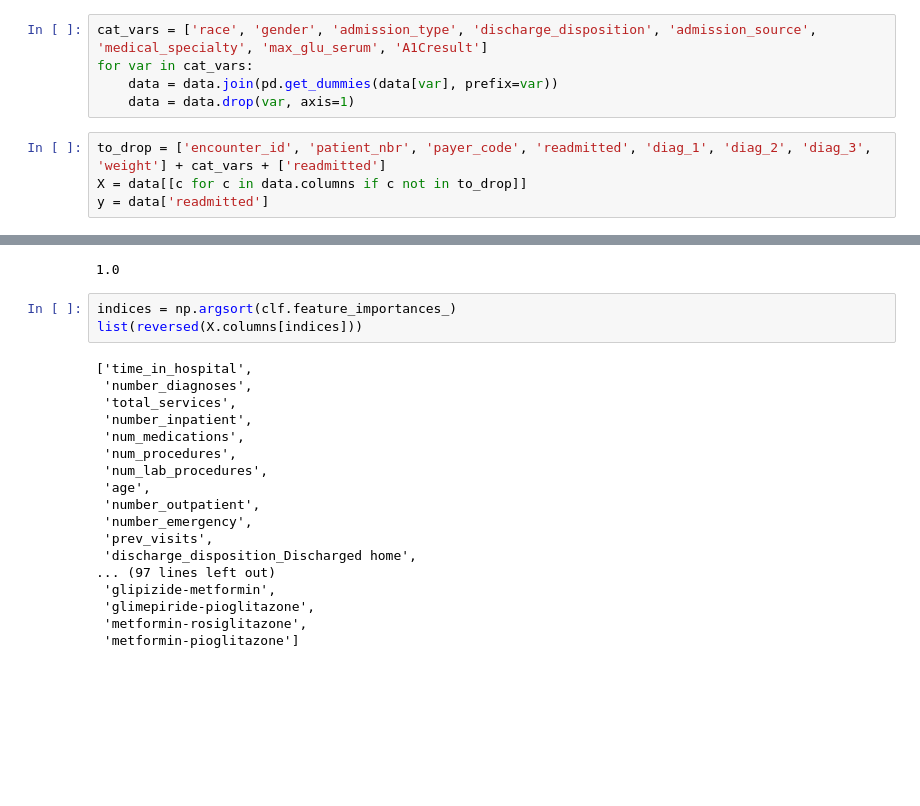
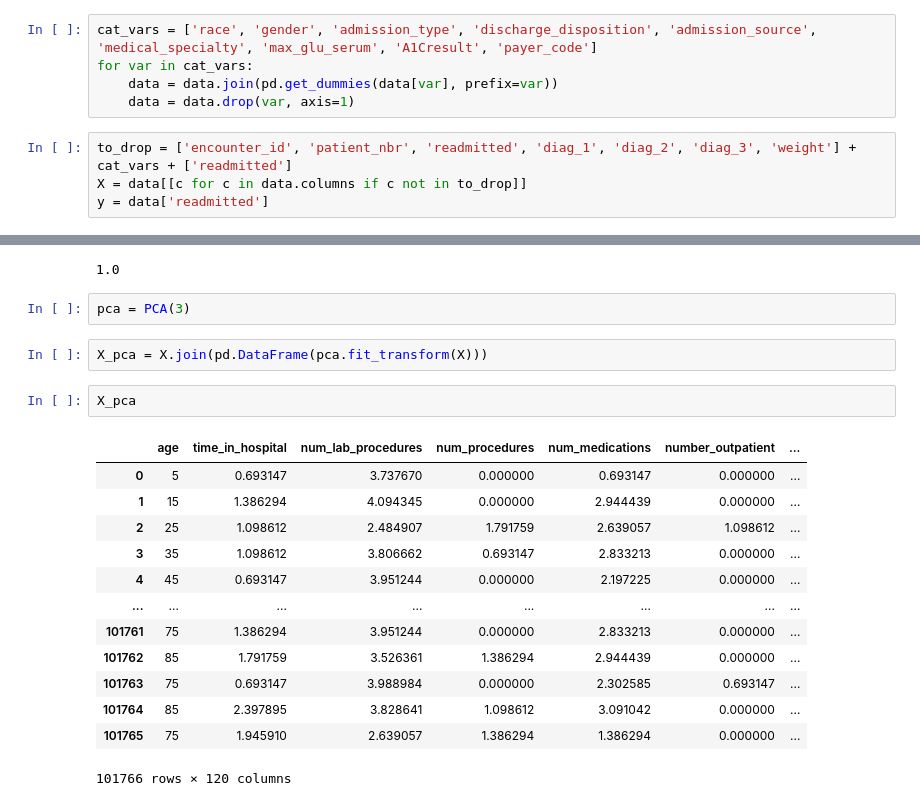
Before and after one commit to petezh/CitadelDataOpen_Sp22, a Jupyter notebook: notebooks/peter.ipynb, the cells around one changed output, grey strips where cells are left out. Saved outputs shown, nothing was run; the diff lists cells and outputs as text; blank space fills up the shorter version.

```diff
--- a/notebooks/peter.ipynb
+++ b/notebooks/peter.ipynb
@@ -357,10 +383,10 @@ data = data.drop(diabetes_cols, axis=1)
 # %%
-cat_vars = ['race', 'gender', 'admission_type', 'discharge_disposition', 'admission_source', 'medical_specialty', 'max_glu_serum', 'A1Cresult']
+cat_vars = ['race', 'gender', 'admission_type', 'discharge_disposition', 'admission_source', 'medical_specialty', 'max_glu_serum', 'A1Cresult', 'payer_code']
 for var in cat_vars:
     data = data.join(pd.get_dummies(data[var], prefix=var))
     data = data.drop(var, axis=1)
 # %%
-to_drop = ['encounter_id', 'patient_nbr', 'payer_code', 'readmitted', 'diag_1', 'diag_2', 'diag_3', 'weight'] + cat_vars + ['readmitted']
+to_drop = ['encounter_id', 'patient_nbr', 'readmitted', 'diag_1', 'diag_2', 'diag_3', 'weight'] + cat_vars + ['readmitted']
 X = data[[c for c in data.columns if c not in to_drop]]
 y = data['readmitted']
 # %%
@@ -390,24 +416,23 @@ preds = clf.predict(X_train)
 accuracy_score(preds, y_train)
 # %% [output]
 1.0
-# %%
-indices = np.argsort(clf.feature_importances_)
-list(reversed(X.columns[indices]))
-# %% [output]
-['time_in_hospital',
- 'number_diagnoses',
- 'total_services',
- 'number_inpatient',
- 'num_medications',
- 'num_procedures',
- 'num_lab_procedures',
- 'age',
- 'number_outpatient',
- 'number_emergency',
- 'prev_visits',
- 'discharge_disposition_Discharged home',
-... (97 lines left out)
- 'glipizide-metformin',
- 'glimepiride-pioglitazone',
- 'metformin-rosiglitazone',
- 'metformin-pioglitazone']
+# %%
+pca = PCA(3)
+# %%
+X_pca = X.join(pd.DataFrame(pca.fit_transform(X)))
+# %%
+X_pca
+# %% [output]
+|  | age | time_in_hospital | num_lab_procedures | num_procedures | num_medications | number_outpatient | ... |
+| 0 | 5 | 0.693147 | 3.737670 | 0.000000 | 0.693147 | 0.000000 | ... |
+| 1 | 15 | 1.386294 | 4.094345 | 0.000000 | 2.944439 | 0.000000 | ... |
+| 2 | 25 | 1.098612 | 2.484907 | 1.791759 | 2.639057 | 1.098612 | ... |
+| 3 | 35 | 1.098612 | 3.806662 | 0.693147 | 2.833213 | 0.000000 | ... |
+| 4 | 45 | 0.693147 | 3.951244 | 0.000000 | 2.197225 | 0.000000 | ... |
+| ... | ... | ... | ... | ... | ... | ... | ... |
+| 101761 | 75 | 1.386294 | 3.951244 | 0.000000 | 2.833213 | 0.000000 | ... |
+| 101762 | 85 | 1.791759 | 3.526361 | 1.386294 | 2.944439 | 0.000000 | ... |
+| 101763 | 75 | 0.693147 | 3.988984 | 0.000000 | 2.302585 | 0.693147 | ... |
+| 101764 | 85 | 2.397895 | 3.828641 | 1.098612 | 3.091042 | 0.000000 | ... |
+| 101765 | 75 | 1.945910 | 2.639057 | 1.386294 | 1.386294 | 0.000000 | ... |
+101766 rows × 120 columns
```
Also changed, not shown: parts of 14 cells of this notebook, 2 other files.
